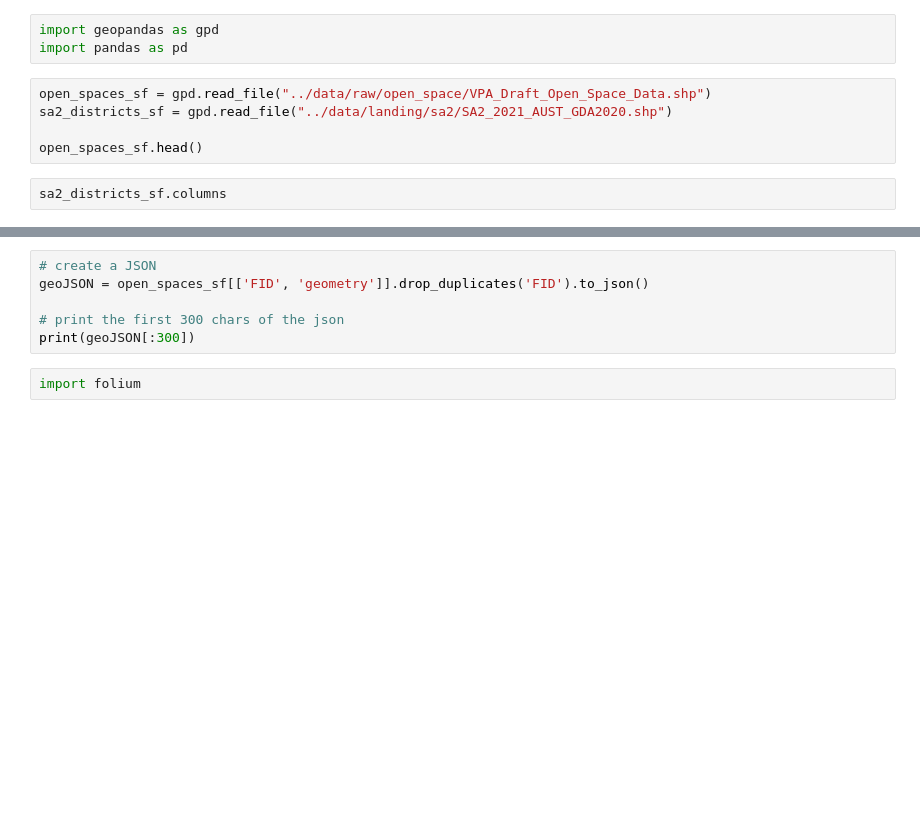
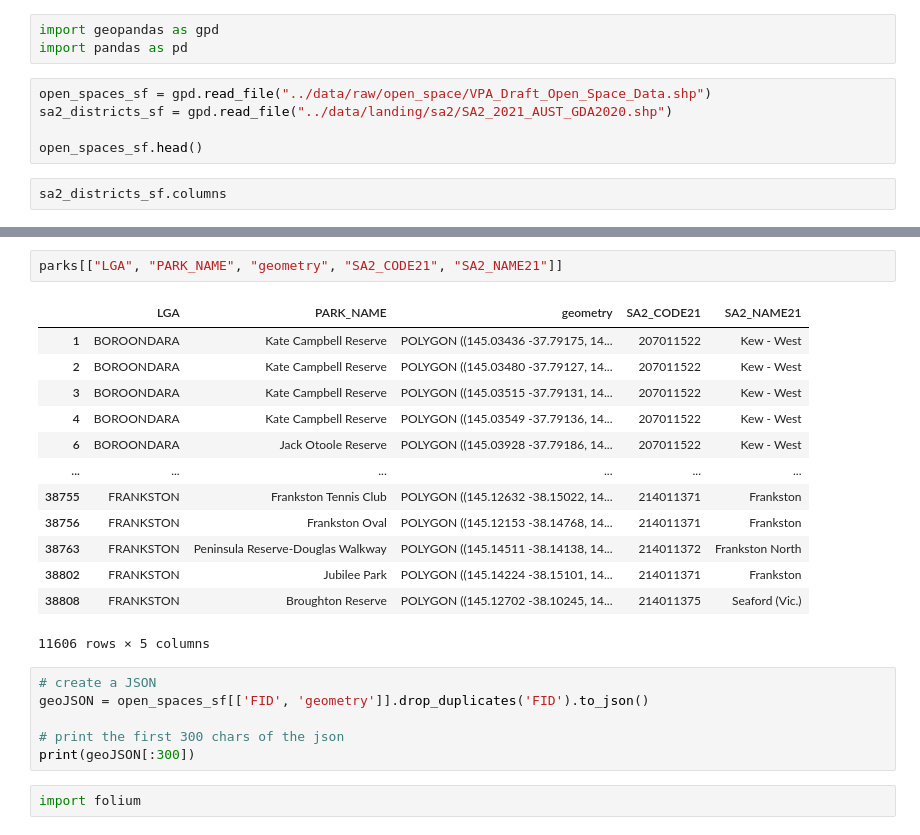
Before and after one commit to stephenmarcou/Real-Estate-Industry-Project, a Jupyter notebook: notebooks/open_space.ipynb, the cells around one changed output, grey strips where cells are left out. Cells and saved outputs as stored; diff of their text form; blank space fills up the shorter version.

```diff
--- a/notebooks/open_space.ipynb
+++ b/notebooks/open_space.ipynb
@@ -17,3 +100,19 @@ joined[["LGA", "PARK_NAME", "SA2_NAME21"]]
+# %%
+parks[["LGA", "PARK_NAME", "geometry", "SA2_CODE21", "SA2_NAME21"]]
+# %% [output]
+|  | LGA | PARK_NAME | geometry | SA2_CODE21 | SA2_NAME21 |
+| 1 | BOROONDARA | Kate Campbell Reserve | POLYGON ((145.03436 -37.79175, 14... | 207011522 | Kew - West |
+| 2 | BOROONDARA | Kate Campbell Reserve | POLYGON ((145.03480 -37.79127, 14... | 207011522 | Kew - West |
+| 3 | BOROONDARA | Kate Campbell Reserve | POLYGON ((145.03515 -37.79131, 14... | 207011522 | Kew - West |
+| 4 | BOROONDARA | Kate Campbell Reserve | POLYGON ((145.03549 -37.79136, 14... | 207011522 | Kew - West |
+| 6 | BOROONDARA | Jack Otoole Reserve | POLYGON ((145.03928 -37.79186, 14... | 207011522 | Kew - West |
+| ... | ... | ... | ... | ... | ... |
+| 38755 | FRANKSTON | Frankston Tennis Club | POLYGON ((145.12632 -38.15022, 14... | 214011371 | Frankston |
+| 38756 | FRANKSTON | Frankston Oval | POLYGON ((145.12153 -38.14768, 14... | 214011371 | Frankston |
+| 38763 | FRANKSTON | Peninsula Reserve-Douglas Walkway | POLYGON ((145.14511 -38.14138, 14... | 214011372 | Frankston North |
+| 38802 | FRANKSTON | Jubilee Park | POLYGON ((145.14224 -38.15101, 14... | 214011371 | Frankston |
+| 38808 | FRANKSTON | Broughton Reserve | POLYGON ((145.12702 -38.10245, 14... | 214011375 | Seaford (Vic.) |
+11606 rows × 5 columns
 # %%
 # create a JSON
 geoJSON = open_spaces_sf[['FID', 'geometry']].drop_duplicates('FID').to_json()
```
Also changed, not shown: parts of 40 cells of this notebook, 6 other files.
